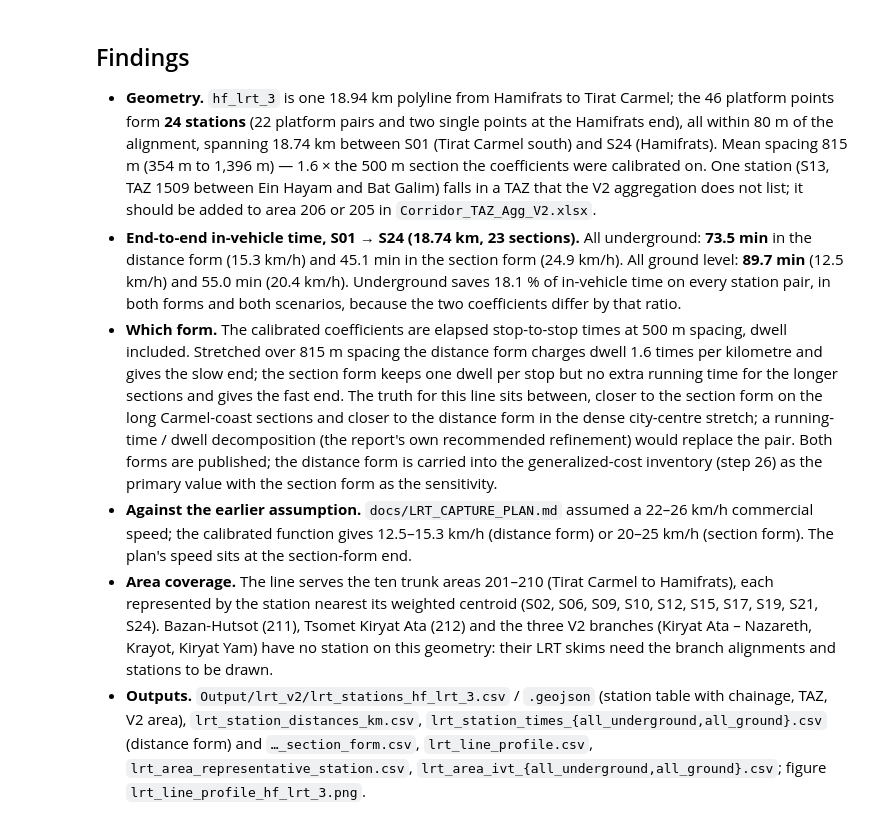
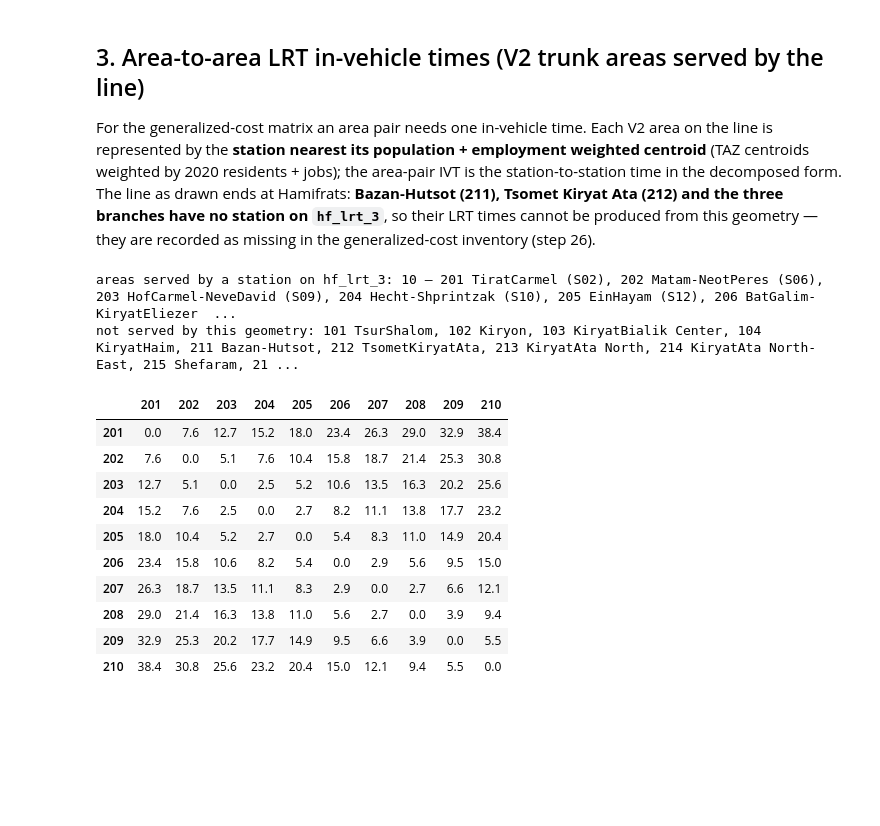
Before and after one commit to oh-da/Nofit_LRT_Extension, a Jupyter notebook: notebooks/current/LRT_line_stations_travel_time.ipynb, the cells around one changed output. Cells and saved outputs as stored; diff of their text form; code cells hidden in the pictures; blank space fills up the shorter version.

```diff
--- a/notebooks/current/LRT_line_stations_travel_time.ipynb
+++ b/notebooks/current/LRT_line_stations_travel_time.ipynb
@@ -199,9 +206,38 @@ not served by this geometry: 101 TsurShalom, 102 Kiryon, 103 KiryatBialik Center
 # %% [markdown]
-## Findings
+## 3. Area-to-area LRT in-vehicle times (V2 trunk areas served by the line)
 
-- **Geometry.** `hf_lrt_3` is one 18.94 km polyline from Hamifrats to Tirat Carmel; the 46 platform points form **24 stations** (22 platform pairs and two single points at the Hamifrats end), all within 80 m of the alignment, spanning 18.74 km between S01 (Tirat Carmel south) and S24 (Hamifrats). Mean spacing 815 m (354 m to 1,396 m) — 1.6 × the 500 m section the coefficients were calibrated on. One station (S13, TAZ 1509 between Ein Hayam and Bat Galim) falls in a TAZ that the V2 aggregation does not list; it should be added to area 206 or 205 in `Corridor_TAZ_Agg_V2.xlsx`.
-- **End-to-end in-vehicle time, S01 → S24 (18.74 km, 23 sections).** All underground: **73.5 min** in the distance form (15.3 km/h) and 45.1 min in the section form (24.9 km/h). All ground level: **89.7 min** (12.5 km/h) and 55.0 min (20.4 km/h). Underground saves 18.1 % of in-vehicle time on every station pair, in both forms and both scenarios, because the two coefficients differ by that ratio.
-- **Which form.** The calibrated coefficients are elapsed stop-to-stop times at 500 m spacing, dwell included. Stretched over 815 m spacing the distance form charges dwell 1.6 times per kilometre and gives the slow end; the section form keeps one dwell per stop but no extra running time for the longer sections and gives the fast end. The truth for this line sits between, closer to the section form on the long Carmel-coast sections and closer to the distance form in the dense city-centre stretch; a running-time / dwell decomposition (the report's own recommended refinement) would replace the pair. Both forms are published; the distance form is carried into the generalized-cost inventory (step 26) as the primary value with the section form as the sensitivity.
-- **Against the earlier assumption.** `docs/LRT_CAPTURE_PLAN.md` assumed a 22–26 km/h commercial speed; the calibrated function gives 12.5–15.3 km/h (distance form) or 20–25 km/h (section form). The plan's speed sits at the section-form end.
-- **Area coverage.** The line serves the ten trunk areas 201–210 (Tirat Carmel to Hamifrats), each represented by the station nearest its weighted centroid (S02, S06, S09, S10, S12, S15, S17, S19, S21, S24). Bazan-Hutsot (211), Tsomet Kiryat Ata (212) and the three V2 branches (Kiryat Ata – Nazareth, Krayot, Kiryat Yam) have no station on this geometry: their LRT skims need the branch alignments and stations to be drawn.
-- **Outputs.** `Output/lrt_v2/lrt_stations_hf_lrt_3.csv` / `.geojson` (station table with chainage, TAZ, V2 area), `lrt_station_distances_km.csv`, `lrt_station_times_{all_underground,all_ground}.csv` (distance form) and `…_section_form.csv`, `lrt_line_profile.csv`, `lrt_area_representative_station.csv`, `lrt_area_ivt_{all_underground,all_ground}.csv`; figure `lrt_line_profile_hf_lrt_3.png`.
+For the generalized-cost matrix an area pair needs one in-vehicle time. Each V2 area on the line is represented by the **station nearest its population + employment weighted centroid** (TAZ centroids weighted by 2020 residents + jobs); the area-pair IVT is the station-to-station time in the decomposed form. The line as drawn ends at Hamifrats: **Bazan-Hutsot (211), Tsomet Kiryat Ata (212) and the three branches have no station on `hf_lrt_3`**, so their LRT times cannot be produced from this geometry — they are recorded as missing in the generalized-cost inventory (step 26).
+# %%
+zon = pd.read_csv('Input/Zonal_2020.csv', encoding='windows-1255').set_index('TAZ_ID')
+cent = {int(r['TAZ_NUMBER']): p.centroid for p, r in zip(polys, tz.records())}
+k = xl.parse('TazAgg'); k['cx'] = [cent[t].x for t in k['TAZ']]; k['cy'] = [cent[t].y for t in k['TAZ']]
+k['w'] = zon.reindex(k['TAZ'])['POPULATION'].fillna(0).values + zon.reindex(k['TAZ'])['EMPL_TOT'].fillna(0).values; k.loc[k['w'] <= 0, 'w'] = 1
+ac = k.groupby('AggCode').apply(lambda g: pd.Series({'cx': np.average(g['cx'], weights=g['w']), 'cy': np.average(g['cy'], weights=g['w'])}), include_groups=False)
+ac['AggAreaName'] = areas['AggAreaName']
+stxy = st[['x', 'y']].values
+ac['nearest_station'] = [ids[int(np.argmin(np.hypot(stxy[:, 0] - x, stxy[:, 1] - y)))] for x, y in zip(ac['cx'], ac['cy'])]
+ac['dist_centroid_to_station_m'] = [np.min(np.hypot(stxy[:, 0] - x, stxy[:, 1] - y)) for x, y in zip(ac['cx'], ac['cy'])]
+ac['on_line'] = ac.index.isin(st['AggCode'].dropna().astype(int))
+ac.to_csv(f'{OUT}/lrt_area_representative_station.csv', float_format='%.1f')
+served = [a for a in ac.index if ac.loc[a, 'on_line']]
+for sc in SCEN:
+    for form, suffix in [('decomposed', ''), ('section', '_section_form')]:
+        M = pd.DataFrame([[T[(sc, form)].loc[ac.loc[o, 'nearest_station'], ac.loc[d, 'nearest_station']] for d in served] for o in served], index=served, columns=served)
+        M.to_csv(f'{OUT}/lrt_area_ivt_{sc}{suffix}.csv', float_format='%.2f')
+print(f"areas served by a station on hf_lrt_3: {len(served)} — " + ', '.join(f'{a} {areas.loc[a, "AggAreaName"]} ({ac.loc[a, "nearest_station"]})' for a in served))
+print("not served by this geometry: " + ', '.join(f'{a} {areas.loc[a, "AggAreaName"]}' for a in ac.index if not ac.loc[a, 'on_line']))
+pd.read_csv(f'{OUT}/lrt_area_ivt_all_underground.csv', index_col=0).round(1)
+# %% [output]
+areas served by a station on hf_lrt_3: 10 — 201 TiratCarmel (S02), 202 Matam-NeotPeres (S06), 203 HofCarmel-NeveDavid (S09), 204 Hecht-Shprintzak (S10), 205 EinHayam (S12), 206 BatGalim-KiryatEliezer  ...
+not served by this geometry: 101 TsurShalom, 102 Kiryon, 103 KiryatBialik Center, 104 KiryatHaim, 211 Bazan-Hutsot, 212 TsometKiryatAta, 213 KiryatAta North, 214 KiryatAta North-East, 215 Shefaram, 21 ...
+|  | 201 | 202 | 203 | 204 | 205 | 206 | 207 | 208 | 209 | 210 |
+| 201 | 0.0 | 7.6 | 12.7 | 15.2 | 18.0 | 23.4 | 26.3 | 29.0 | 32.9 | 38.4 |
+| 202 | 7.6 | 0.0 | 5.1 | 7.6 | 10.4 | 15.8 | 18.7 | 21.4 | 25.3 | 30.8 |
+| 203 | 12.7 | 5.1 | 0.0 | 2.5 | 5.2 | 10.6 | 13.5 | 16.3 | 20.2 | 25.6 |
+| 204 | 15.2 | 7.6 | 2.5 | 0.0 | 2.7 | 8.2 | 11.1 | 13.8 | 17.7 | 23.2 |
+| 205 | 18.0 | 10.4 | 5.2 | 2.7 | 0.0 | 5.4 | 8.3 | 11.0 | 14.9 | 20.4 |
+| 206 | 23.4 | 15.8 | 10.6 | 8.2 | 5.4 | 0.0 | 2.9 | 5.6 | 9.5 | 15.0 |
+| 207 | 26.3 | 18.7 | 13.5 | 11.1 | 8.3 | 2.9 | 0.0 | 2.7 | 6.6 | 12.1 |
+| 208 | 29.0 | 21.4 | 16.3 | 13.8 | 11.0 | 5.6 | 2.7 | 0.0 | 3.9 | 9.4 |
+| 209 | 32.9 | 25.3 | 20.2 | 17.7 | 14.9 | 9.5 | 6.6 | 3.9 | 0.0 | 5.5 |
+| 210 | 38.4 | 30.8 | 25.6 | 23.2 | 20.4 | 15.0 | 12.1 | 9.4 | 5.5 | 0.0 |
```
Also changed, not shown: parts of 10 cells of this notebook, 27 other files.
